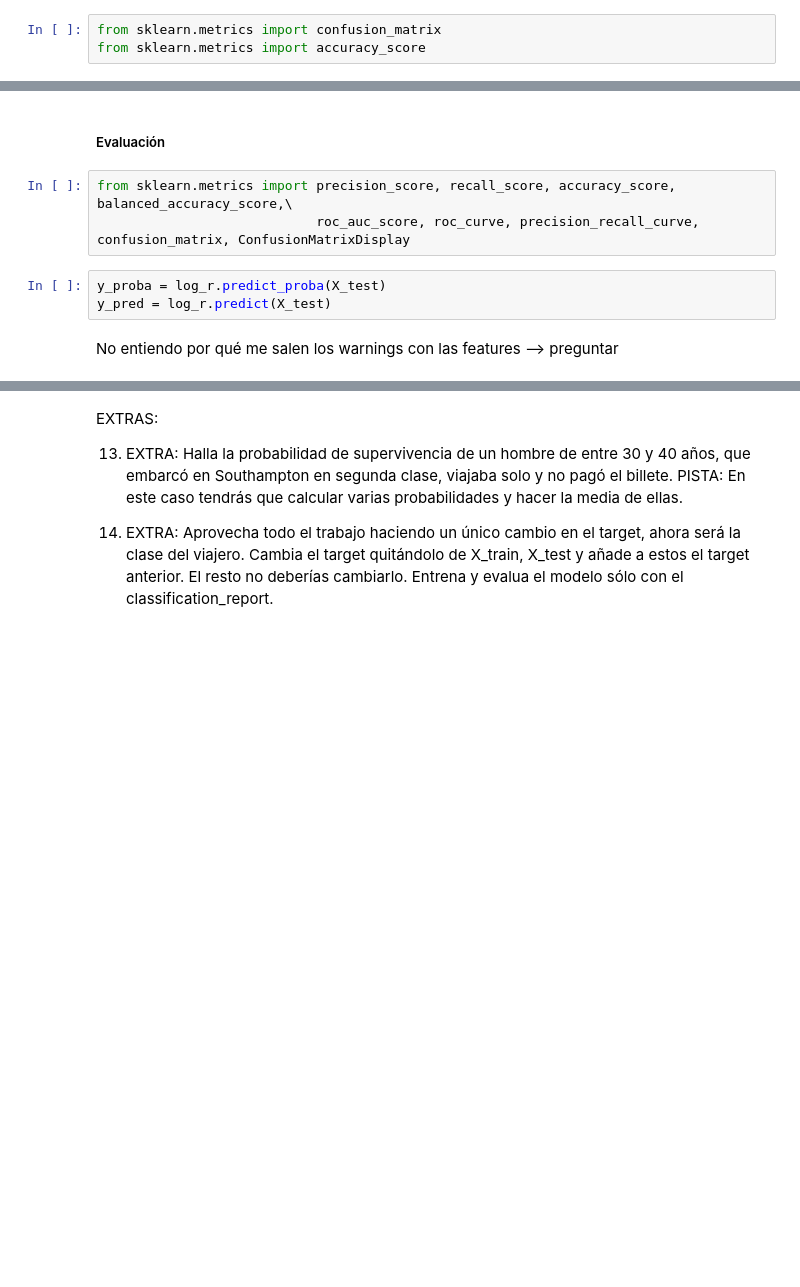
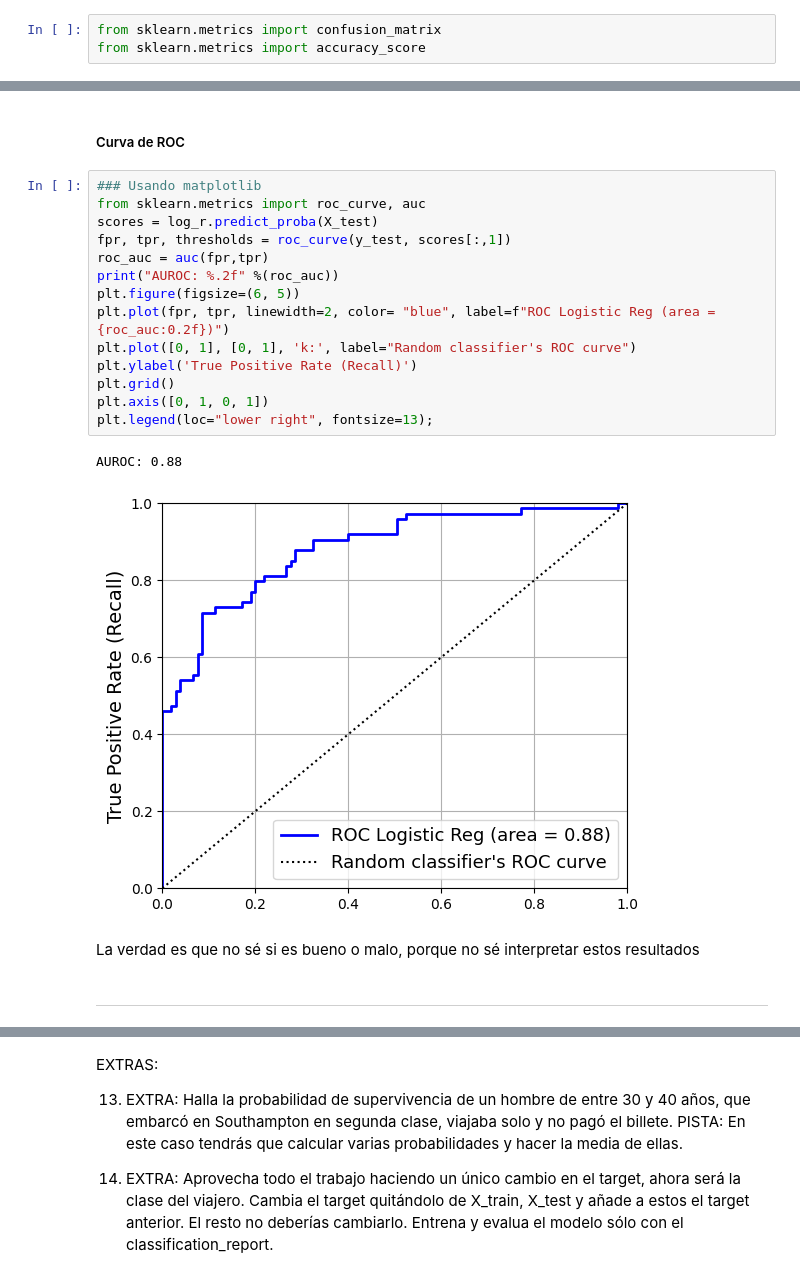
Before and after one commit to laurasalaslozano/repo-lsalas-ejercicios-ds, a Jupyter notebook: Sprint_10/Unidad_02_ML_Supervisado_Clasificacion_Regresion_Logistica/03_Practica_Obligatoria/18_Practica_Obligatoria_Clasificacion_Regresion_Logistica.ipynb, the cells around one changed output, grey strips where cells are left out. Cells and saved outputs as stored; diff of their text form; blank space fills up the shorter version.

```diff
--- a/Sprint_10/Unidad_02_ML_Supervisado_Clasificacion_Regresion_Logistica/03_Practica_Obligatoria/18_Practica_Obligatoria_Clasificacion_Regresion_Logistica.ipynb
+++ b/Sprint_10/Unidad_02_ML_Supervisado_Clasificacion_Regresion_Logistica/03_Practica_Obligatoria/18_Practica_Obligatoria_Clasificacion_Regresion_Logistica.ipynb
@@ -447,10 +505,23 @@ No sé si el valor de Logistic Regression es bueno o malo...
+# %% [markdown]
+##### Curva de ROC
+# %%
+### Usando matplotlib
+from sklearn.metrics import roc_curve, auc
+scores = log_r.predict_proba(X_test)
+fpr, tpr, thresholds = roc_curve(y_test, scores[:,1])
+roc_auc = auc(fpr,tpr)
+print("AUROC: %.2f" %(roc_auc))
+plt.figure(figsize=(6, 5))
+plt.plot(fpr, tpr, linewidth=2, color= "blue", label=f"ROC Logistic Reg (area = {roc_auc:0.2f})")
+plt.plot([0, 1], [0, 1], 'k:', label="Random classifier's ROC curve")
+plt.ylabel('True Positive Rate (Recall)')
+plt.grid()
+plt.axis([0, 1, 0, 1])
+plt.legend(loc="lower right", fontsize=13);
+# %% [output]
+AUROC: 0.88
+[figure, added]
+# %% [markdown]
+La verdad es que no sé si es bueno o malo, porque no sé interpretar estos resultados
 # %% [markdown]
-##### Evaluación
+***
-# %%
-from sklearn.metrics import precision_score, recall_score, accuracy_score, balanced_accuracy_score,\
-                            roc_auc_score, roc_curve, precision_recall_curve, confusion_matrix, ConfusionMatrixDisplay
-# %%
-y_proba = log_r.predict_proba(X_test)
-y_pred = log_r.predict(X_test)
-# %% [markdown]
-No entiendo por qué me salen los warnings con las features --> preguntar
```
Also changed, not shown: parts of 29 cells of this notebook.
